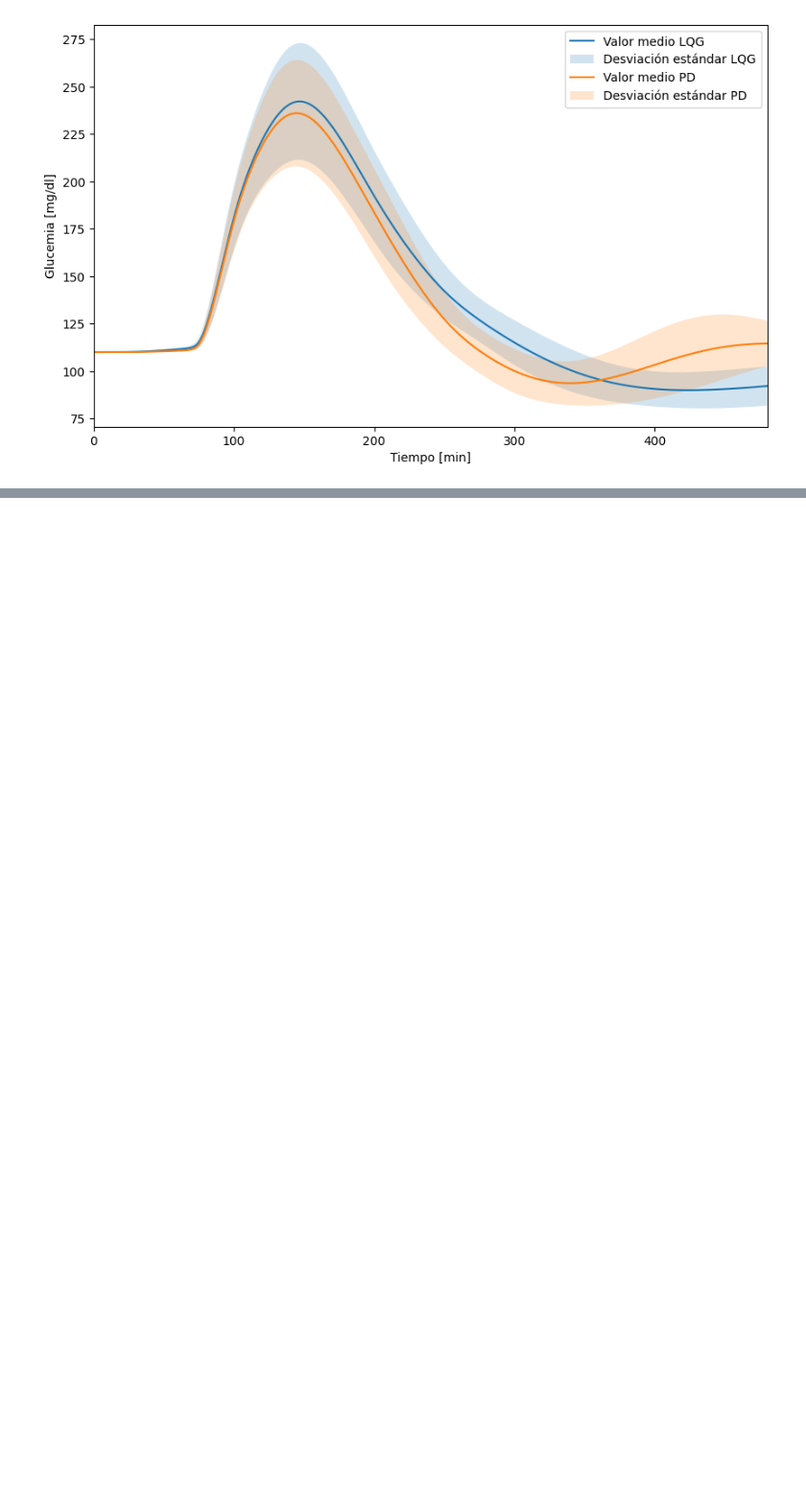
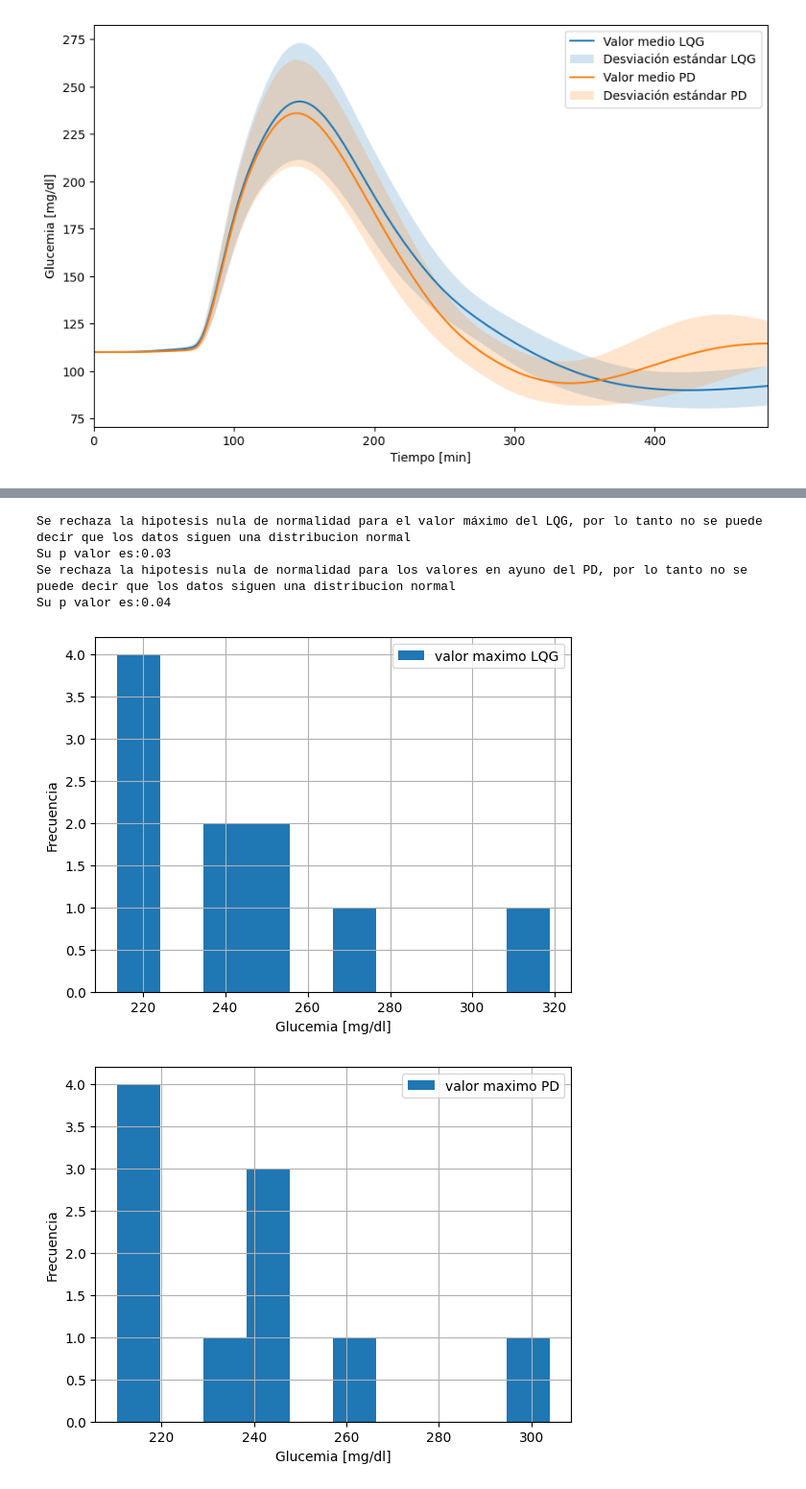
Before and after one commit to LeonelDRJ/trabajo_final_DaRosa_Jurao, a Jupyter notebook: Trabajo_final.ipynb, the cells around one changed output, grey strips where cells are left out. Shown at 96% size. Drawn from its saved outputs; the diff is of its cells as text; code cells hidden in the pictures; blank space fills up the shorter version.

Commit message:
Tablas con distintas comidas y test de normalidad

```diff
--- a/Trabajo_final.ipynb
+++ b/Trabajo_final.ipynb
@@ -36,10 +33,6 @@ from statsmodels.stats.power import TTestIndPower
 # %%
 # Importación de los datos
 # Nombre del archivo
-file_name = 'tabla_glucosa.csv'
+file_name = 'tabla_glucosa_70gCHO.csv'
 # Lectura del archivo
 df = pd.read_csv(file_name)
-
-# Se muestran las primeras filas del DataFrame
-primeras_filas = df.head()
-print(primeras_filas)
@@ -95,0 +121,55 @@ plt.show()
+# %%
+# Distribucion de los puntos de interes
+#%matplotlib qt
+%matplotlib inline
+# Histograma del valor máximo de glucemia en cada grupo
+plt.figure()
+lqg_max.hist(label="valor maximo LQG")
+plt.xlabel('Glucemia [mg/dl]')
+plt.ylabel('Frecuencia')
+plt.legend()
+plt.figure()
+pd_max.hist(label="valor maximo PD")
+plt.xlabel('Glucemia [mg/dl]')
+plt.ylabel('Frecuencia')
+plt.legend()
+
+# Test de normalidad de Shapiro-Wilk
+estadistico_lqg_max, p_valor_lqg_max = ss.shapiro(lqg_max)
+if p_valor_lqg_max<0.05:
+    print("Se rechaza la hipotesis nula de normalidad para el valor máximo del LQG, por lo tanto no se puede decir que los datos siguen una distribucion normal")
+    print("Su p valor es:{:.2f}".format(p_valor_lqg_max))
+
+stadistico_pd_max, p_valor_pd_max = ss.shapiro(pd_max)
+if p_valor_pd_max<0.05:
+    print("Se rechaza la hipotesis nula de normalidad para el valor máximo del PD, por lo tanto no se puede decir que los datos siguen una distribucion normal")
+    print("Su p valor es:{:.2f}".format(p_valor_pd_max))
+
+# Histograma de los valores de glucemia en ayuno
+plt.figure()
+lqg_ayuno.hist(label="valor en ayuno LQG", density=True)
+plt.xlabel('Glucemia [mg/dl]')
+plt.ylabel('Frecuencia')
+plt.legend()
+plt.figure()
+pd_ayuno.hist(label="valor en ayuno PD", density=True)
+plt.xlabel('Glucemia [mg/dl]')
+plt.ylabel('Frecuencia')
+plt.legend()
+
+# Test de normalidad de Shapiro-Wilk
+estadistico_lqg_ayuno, p_valor_lqg_ayuno = ss.shapiro(lqg_ayuno)
+if p_valor_lqg_ayuno<0.05:
+    print("Se rechaza la hipotesis nula de normalidad para los valores en ayuno del LQG, por lo tanto no se puede decir que los datos siguen una distribucion normal")
+    print("Su p valor es: {:.2f}".format(p_valor_lqg_ayuno))
+stadistico_pd_ayuno, p_valor_pd_ayuno = ss.shapiro(pd_ayuno)
+if p_valor_pd_ayuno<0.05:
+    print("Se rechaza la hipotesis nula de normalidad para los valores en ayuno del PD, por lo tanto no se puede decir que los datos siguen una distribucion normal")
+    print("Su p valor es:{:.2f}".format(p_valor_pd_ayuno))
+# %% [output]
+Se rechaza la hipotesis nula de normalidad para el valor máximo del LQG, por lo tanto no se puede decir que los datos siguen una distribucion normal
+Su p valor es:0.03
+Se rechaza la hipotesis nula de normalidad para los valores en ayuno del PD, por lo tanto no se puede decir que los datos siguen una distribucion normal
+Su p valor es:0.04
+[figure, added]
+[figure, added]
```
Also changed, not shown: parts of 14 cells of this notebook, 5 other files.
